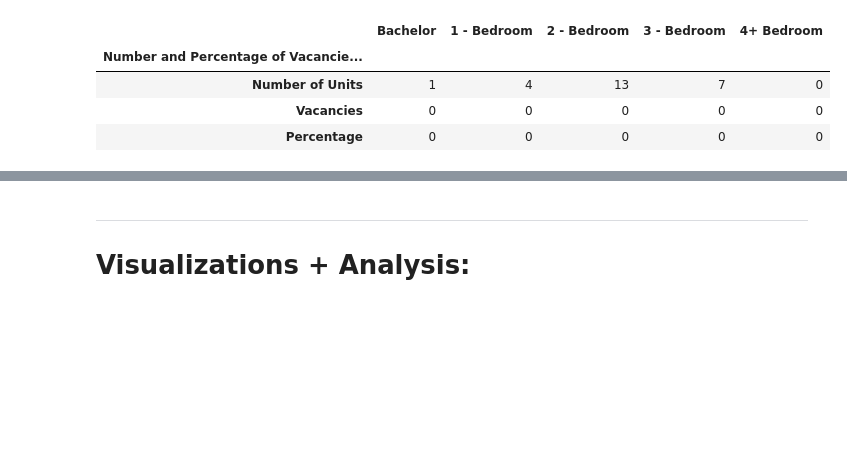
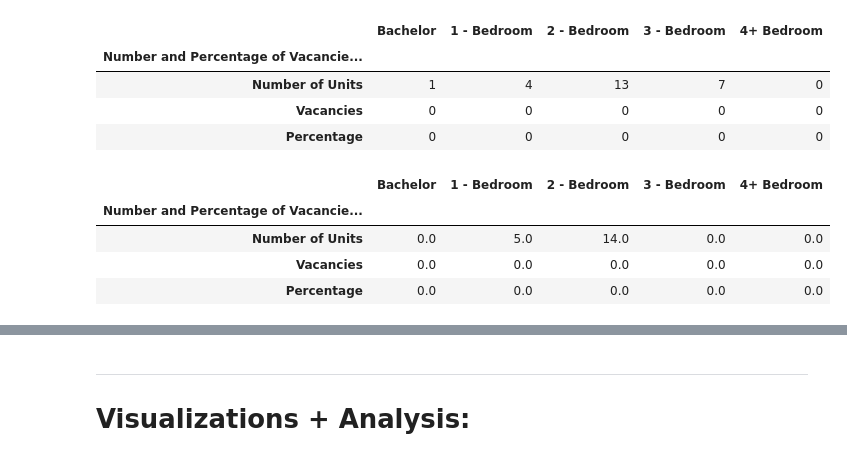
Before and after one commit to Mathemusician1729/DATA-221-Project, a Jupyter notebook: 221-Project.ipynb, the cells around one changed output, grey strips where cells are left out. Saved outputs shown, nothing was run; the diff lists cells and outputs as text; code cells hidden in the pictures; blank space fills up the shorter version.

```diff
--- a/221-Project.ipynb
+++ b/221-Project.ipynb
@@ -137,3 +137,16 @@ tofield_vacancies
 | Number of Units | 1 | 4 | 13 | 7 | 0 |
 | Vacancies | 0 | 0 | 0 | 0 | 0 |
 | Percentage | 0 | 0 | 0 | 0 | 0 |
+# %%
+millet_vacancies = pd.read_csv("Matthew's Data/Summaries/Millet Summary.csv")
+millet_vacancies.set_index("Number and Percentage of Vacancies by Type of Unit", inplace=True)
+millet_vacancies = millet_vacancies.dropna(how='all',axis=1)
+millet_vacancies = millet_vacancies.dropna(how='all',axis=0)
+millet_vacancies.loc["Percentage"] = millet_vacancies.loc["Percentage"].apply(lambda x: x*100)
+millet_vacancies
+# %% [output]
+|  | Bachelor | 1 - Bedroom | 2 - Bedroom | 3 - Bedroom | 4+ Bedroom |
+| Number and Percentage of Vacancie... |  |  |  |  |  |
+| Number of Units | 0.0 | 5.0 | 14.0 | 0.0 | 0.0 |
+| Vacancies | 0.0 | 0.0 | 0.0 | 0.0 | 0.0 |
+| Percentage | 0.0 | 0.0 | 0.0 | 0.0 | 0.0 |
```
Also changed, not shown: parts of 5 cells of this notebook, 2 other files.
